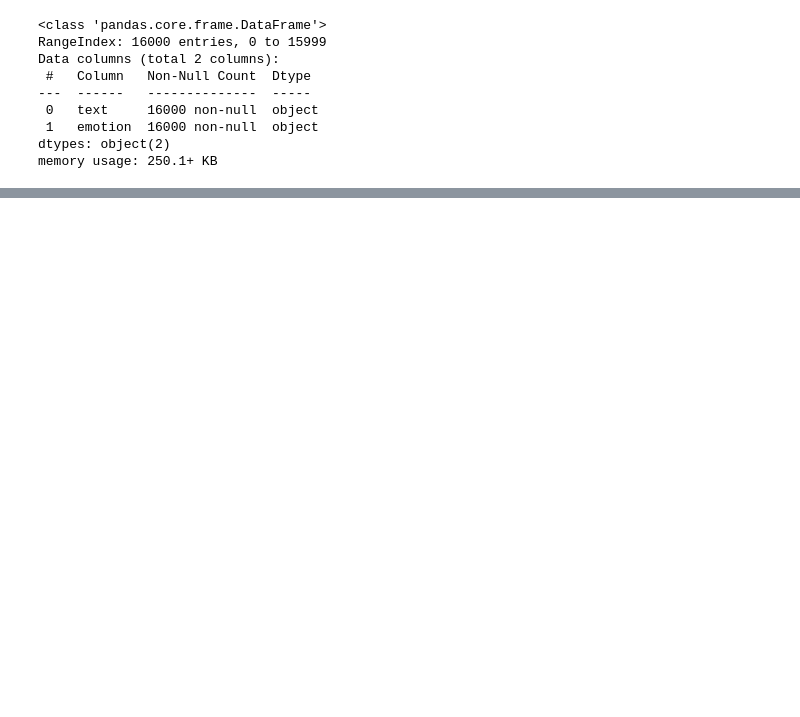
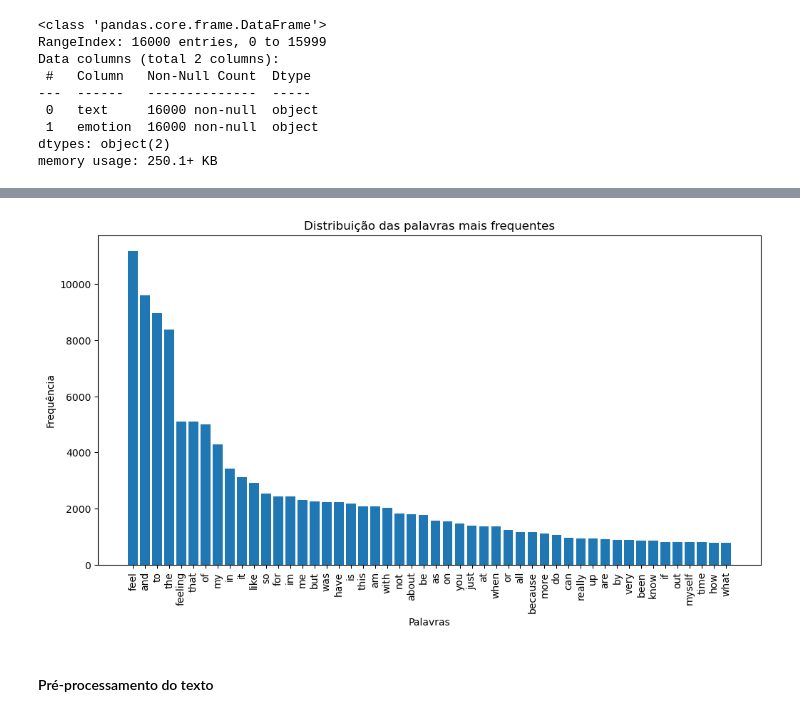
Before and after one commit to AndreLuis0106/NLP-Emotion-Analysis, a Jupyter notebook: main.ipynb, the cells around one changed output, grey strips where cells are left out. Saved outputs shown, nothing was run; the diff lists cells and outputs as text; code cells hidden in the pictures; blank space fills up the shorter version.

Commit message:
Pre-processamento, treino, validação, teste e avaliação

```diff
--- a/main.ipynb
+++ b/main.ipynb
@@ -16 +38,5 @@ df_textos.head(5)
+# %%
+df_treino = pd.read_csv("dataset/train.csv")
+df_teste = pd.read_csv("dataset/test.csv")
+df_val = pd.read_csv("dataset/val.csv")
 # %%
@@ -47,0 +104,22 @@ memory usage: 228.9+ MB
+# %%
+# Converte o texto em bag-of-words (frequência de palavras)
+vectorizer = CountVectorizer()
+X_counts = vectorizer.fit_transform(df_treino['text'])
+word_counts = X_counts.toarray().sum(axis=0)
+
+# Ordena as palavras pela frequência
+words_freq = dict(zip(vectorizer.get_feature_names_out(), word_counts))
+words_freq_sorted = sorted(words_freq.items(), key=lambda x: x[1], reverse=True)
+
+# Plota as 50 palavras mais frequentes
+plt.figure(figsize=(12, 6))
+plt.bar([word[0] for word in words_freq_sorted[:50]], [word[1] for word in words_freq_sorted[:50]])
+plt.xticks(rotation=90)
+plt.xlabel("Palavras")
+plt.ylabel("Frequência")
+plt.title("Distribuição das palavras mais frequentes")
+plt.show()
+# %% [output]
+[figure, added]
+# %% [markdown]
+#### Pré-processamento do texto
```
Also changed, not shown: parts of 25 cells of this notebook.
